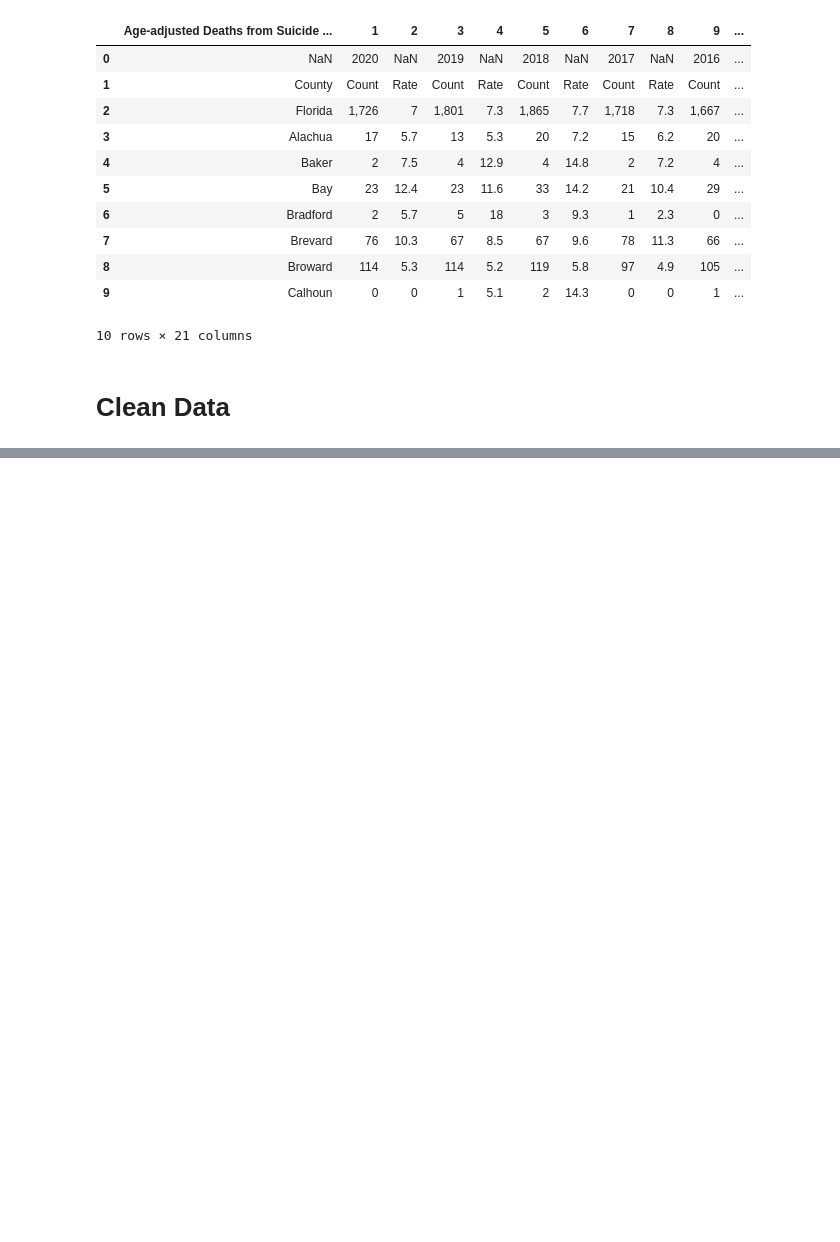
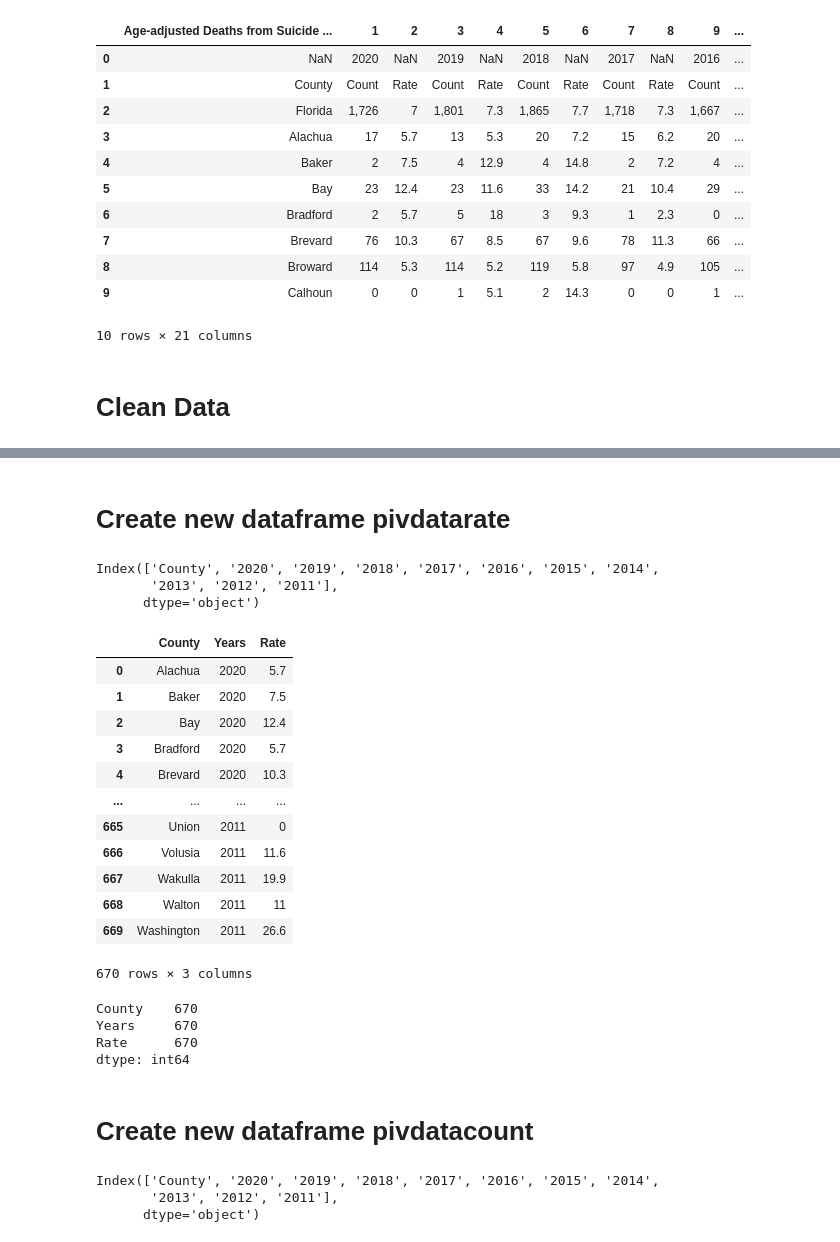
Before and after one commit to j89livingston/FSPC_Dashboard, a Jupyter notebook: Resources/Florida Suicide by Firearm/Suicide by Firearm.ipynb, the cells around one changed output, grey strips where cells are left out. Cells and saved outputs as stored; diff of their text form; code cells hidden in the pictures; blank space fills up the shorter version.

```diff
--- a/Resources/Florida Suicide by Firearm/Suicide by Firearm.ipynb
+++ b/Resources/Florida Suicide by Firearm/Suicide by Firearm.ipynb
@@ -91,3 +91,62 @@ dtype: int64
 # %%
 #Export new dataframe to CCSV file
 #firearm_data.to_csv("Clean suicide by firearm.csv")
+# %% [markdown]
+# Create new dataframe pivdatarate
+# %%
+firearm_data.columns = ['Placeholder',
+                '2020 Count', '2020 Rate',
+                '2019 Count', '2019 Rate',
+                '2018 Count', '2018 Rate',
+                '2017 Count', '2017 Rate',
+                '2016 Count', '2016 Rate',
+                '2015 Count', '2015 Rate',
+                '2014 Count', '2014 Rate',
+                '2013 Count', '2013 Rate',
+                '2012 Count', '2012 Rate',
+                '2011 Count', '2011 Rate',]
+# %%
+# Drop all rows containing Count
+onlyrate = firearm_data[firearm_data.columns.drop(list(firearm_data.filter(regex='Count')))]
+# %%
+#Rename columns with only years.
+onlyrate.columns = ['County', '2020', '2019', '2018', '2017', '2016', '2015', '2014', '2013',
+                    '2012', '2011']
+onlyrate.columns
+# %% [output]
+Index(['County', '2020', '2019', '2018', '2017', '2016', '2015', '2014',
+       '2013', '2012', '2011'],
+      dtype='object')
+# %%
+#Unpivot the columns to create a Years column
+pivdatarate = pd.melt(onlyrate,
+            id_vars='County',
+            value_vars=list(onlyrate.columns[1:]),
+            var_name='Years',
+            value_name='Rate')
+
+pivdatarate
+# %% [output]
+|  | County | Years | Rate |
+| 0 | Alachua | 2020 | 5.7 |
+| 1 | Baker | 2020 | 7.5 |
+| 2 | Bay | 2020 | 12.4 |
+| 3 | Bradford | 2020 | 5.7 |
+| 4 | Brevard | 2020 | 10.3 |
+| ... | ... | ... | ... |
+| 665 | Union | 2011 | 0 |
+| 666 | Volusia | 2011 | 11.6 |
+| 667 | Wakulla | 2011 | 19.9 |
+| 668 | Walton | 2011 | 11 |
+| 669 | Washington | 2011 | 26.6 |
+670 rows × 3 columns
+# %%
+#Check it
+pivdatarate.count()
+# %% [output]
+County    670
+Years     670
+Rate      670
+dtype: int64
+# %% [markdown]
+# Create new dataframe pivdatacount
@@ -93,0 +156,9 @@ dtype: int64
+# %%
+#Rename columns with only years.
+onlycount.columns = ['County', '2020', '2019', '2018', '2017', '2016', '2015', '2014', '2013',
+                    '2012', '2011']
+onlycount.columns
+# %% [output]
+Index(['County', '2020', '2019', '2018', '2017', '2016', '2015', '2014',
+       '2013', '2012', '2011'],
+      dtype='object')
```
Also changed, not shown: parts of 9 cells of this notebook, 3 other files.
